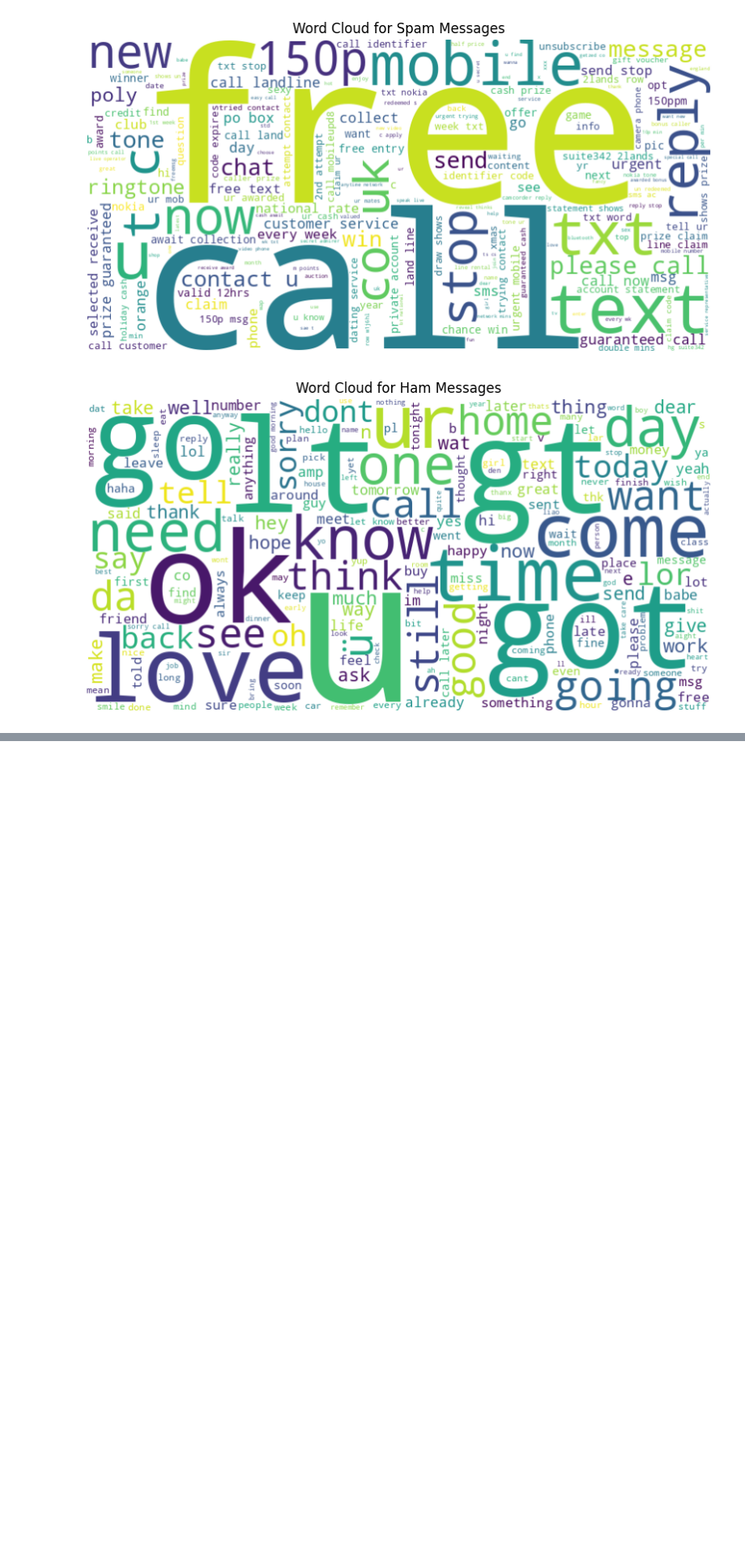
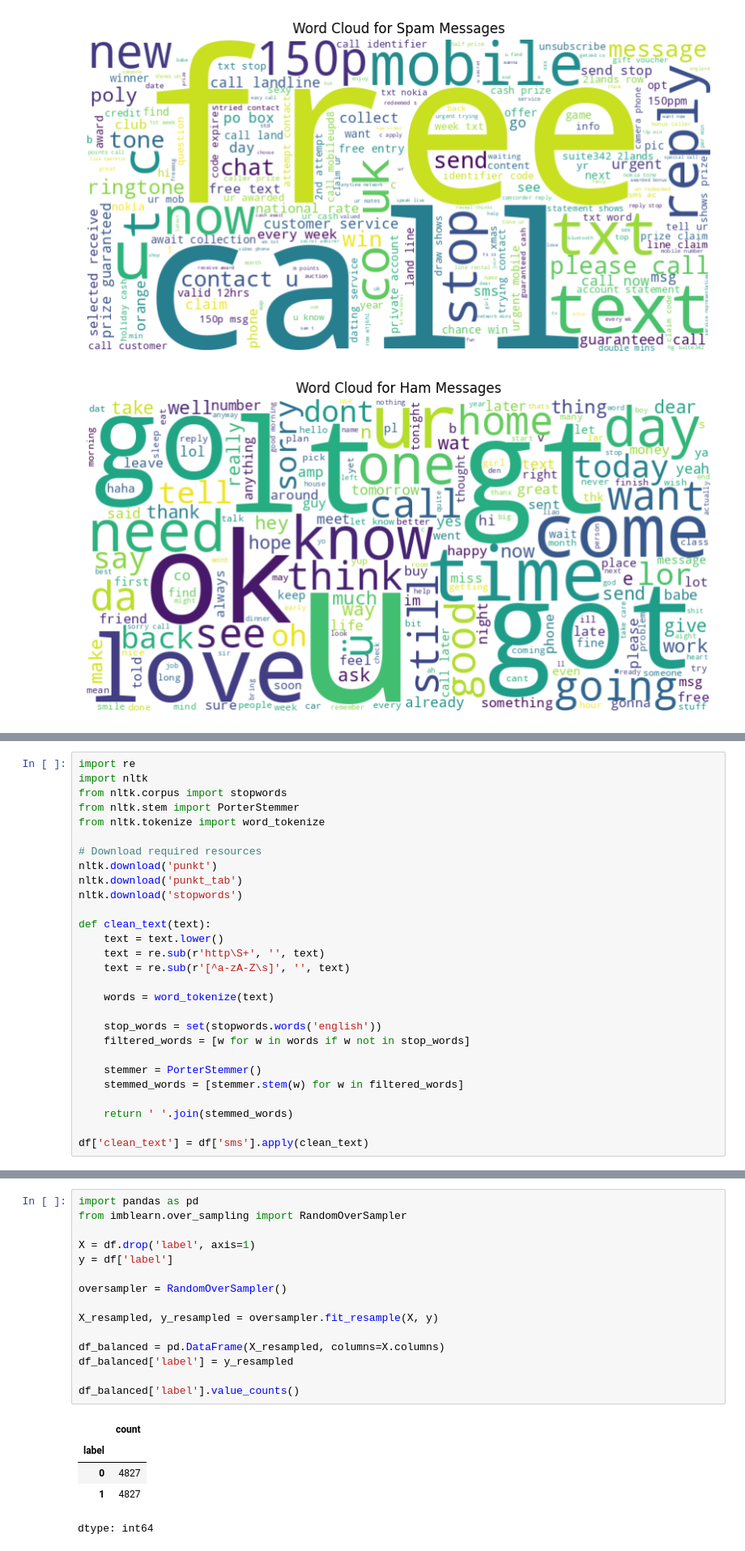
Before and after one commit to ojaspaul123/ML-Experiments, a Jupyter notebook: ML_Projects/Scam Detection/Scam_Detection.ipynb, the cells around one changed output, grey strips where cells are left out. Shown at 81% size. Cells and saved outputs as stored; diff of their text form; blank space fills up the shorter version.

```diff
--- a/ML_Projects/Scam Detection/Scam_Detection.ipynb
+++ b/ML_Projects/Scam Detection/Scam_Detection.ipynb
@@ -150,0 +158,28 @@ plt.show()
+# %%
+import re
+import nltk
+from nltk.corpus import stopwords
+from nltk.stem import PorterStemmer
+from nltk.tokenize import word_tokenize
+
+# Download required resources
+nltk.download('punkt')
+nltk.download('punkt_tab')
+nltk.download('stopwords')
+
+def clean_text(text):
+    text = text.lower()
+    text = re.sub(r'http\S+', '', text)
+    text = re.sub(r'[^a-zA-Z\s]', '', text)
+
+    words = word_tokenize(text)
+
+    stop_words = set(stopwords.words('english'))
+    filtered_words = [w for w in words if w not in stop_words]
+
+    stemmer = PorterStemmer()
+    stemmed_words = [stemmer.stem(w) for w in filtered_words]
+
+    return ' '.join(stemmed_words)
+
+df['clean_text'] = df['sms'].apply(clean_text)
@@ -150,0 +200,21 @@ plt.show()
+# %%
+import pandas as pd
+from imblearn.over_sampling import RandomOverSampler
+
+X = df.drop('label', axis=1)
+y = df['label']
+
+oversampler = RandomOverSampler()
+
+X_resampled, y_resampled = oversampler.fit_resample(X, y)
+
+df_balanced = pd.DataFrame(X_resampled, columns=X.columns)
+df_balanced['label'] = y_resampled
+
+df_balanced['label'].value_counts()
+# %% [output]
+|  | count |
+| label |  |
+| 0 | 4827 |
+| 1 | 4827 |
+dtype: int64
```
Also changed, not shown: parts of 7 cells of this notebook.
